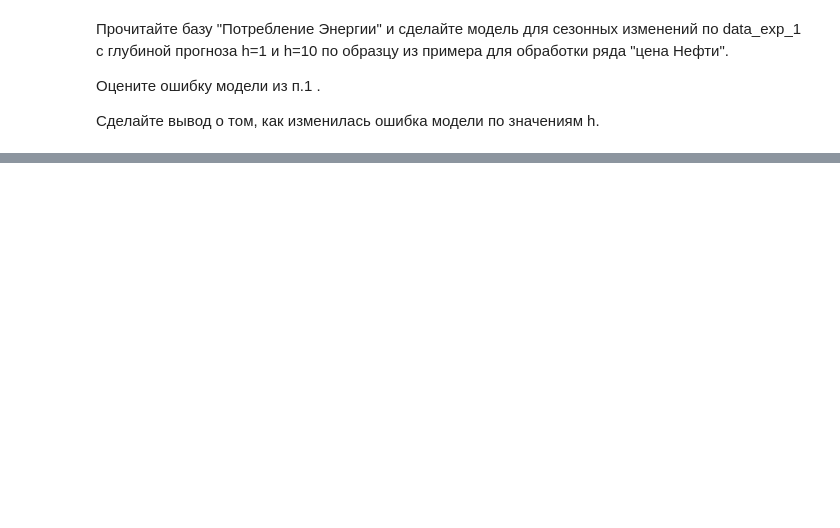
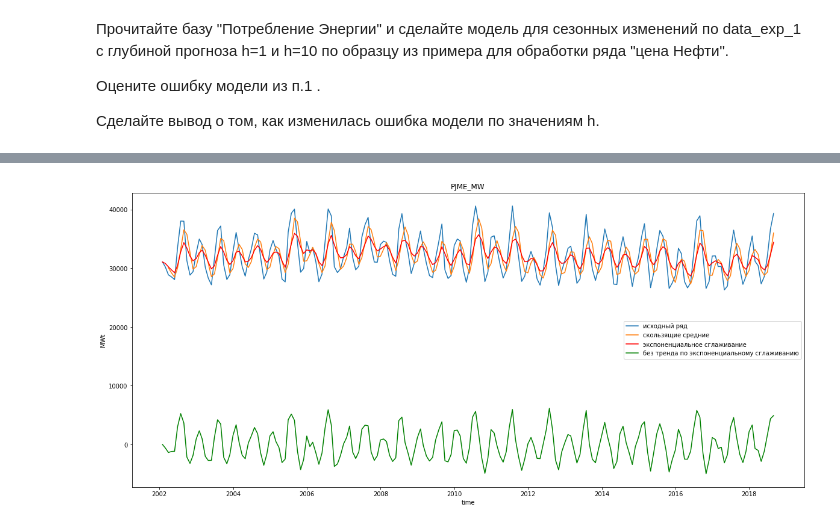
Before and after one commit to Svetorus/Time-Series, a Jupyter notebook: TS_2.ipynb, the cells around one changed output, grey strips where cells are left out. Saved outputs shown, nothing was run; the diff lists cells and outputs as text; code cells hidden in the pictures; blank space fills up the shorter version.

```diff
--- a/TS_2.ipynb
+++ b/TS_2.ipynb
@@ -128,0 +80,21 @@ plt.show()
+# %%
+def exponential_smoothing(series, alpha):
+    result = [series[0]] # first value is same as series
+    for n in range(1, len(series)):
+        result.append(alpha * series[n] + (1 - alpha) * result[n-1])
+    return result
+
+b_ar_exp_1 = exponential_smoothing(b_s['PJME_MW'], 0.3)
+
+plt.figure(figsize=(20, 9))
+plt.plot(b_s.index, b_s['PJME_MW'], label='исходный ряд')
+plt.plot(b_s['PJME_MW'].rolling(window=N2).mean(), label="скользящие средние");
+
+plt.plot(b_s.index,b_ar_exp_1, color = 'red', label="экспоненциальное сглаживание");
+plt.plot(b_s.index,b_s['PJME_MW'] - b_ar_exp_1, color = 'green', label="без тренда по экспоненциальному сглаживанию");
+plt.xlabel('time')
+plt.ylabel('MWt')
+plt.legend()
+plt.title('PJME_MW');
+# %% [output]
+[figure, added]
```
Also changed, not shown: parts of 39 cells of this notebook.
